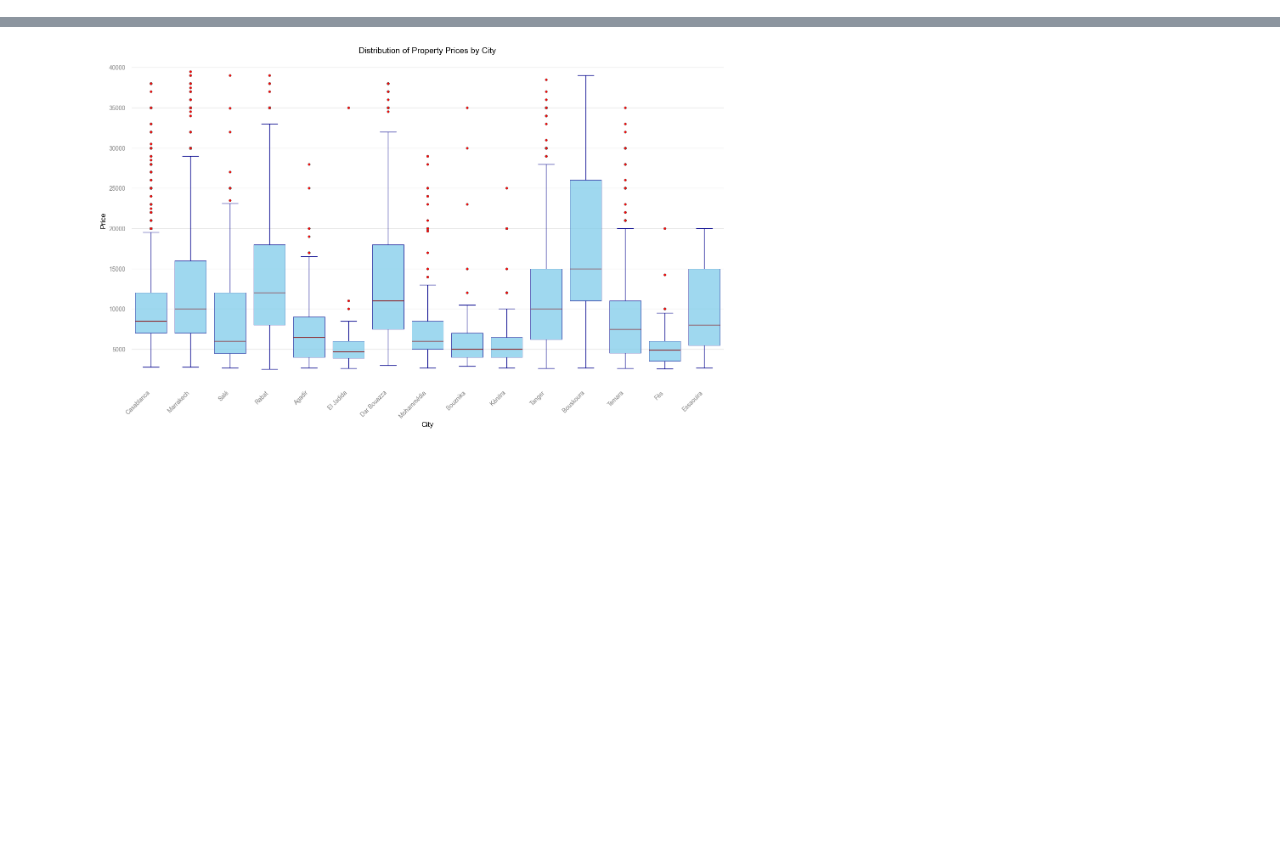
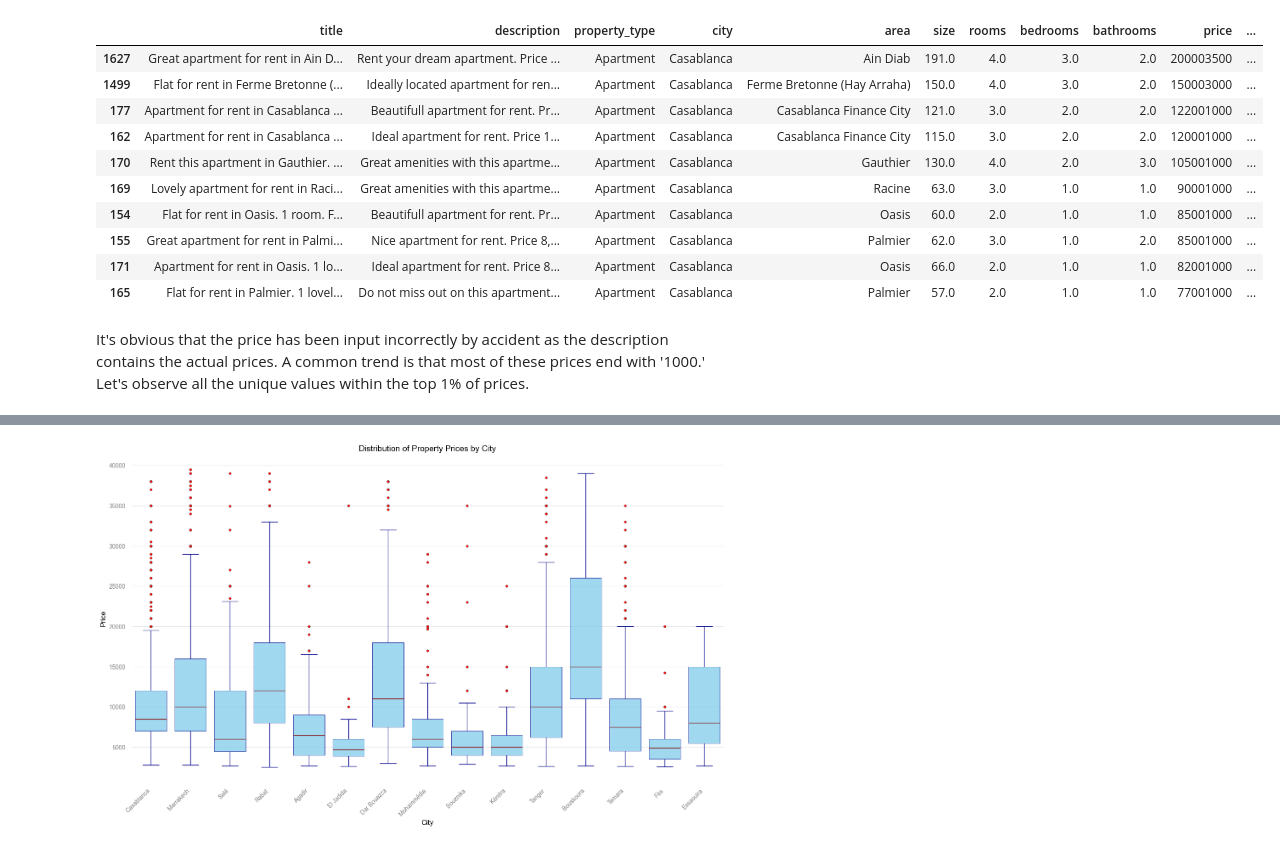
Before and after one commit to adam-idris/morocco-house-prediction, a Jupyter notebook: notebooks/data_exploration.ipynb, the cells around one changed output, grey strips where cells are left out. Drawn from its saved outputs; the diff is of its cells as text; code cells hidden in the pictures; blank space fills up the shorter version.

```diff
--- a/notebooks/data_exploration.ipynb
+++ b/notebooks/data_exploration.ipynb
@@ -25,0 +62,17 @@ np.float64(40000.0)
+# %%
+# Check out the highest prices by sorting the df
+df.sort_values(by='price', ascending=False).head(10)
+# %% [output]
+|  | title | description | property_type | city | area | size | rooms | bedrooms | bathrooms | price | ... |
+| 1627 | Great apartment for rent in Ain D... | Rent your dream apartment. Price ... | Apartment | Casablanca | Ain Diab | 191.0 | 4.0 | 3.0 | 2.0 | 200003500 | ... |
+| 1499 | Flat for rent in Ferme Bretonne (... | Ideally located apartment for ren... | Apartment | Casablanca | Ferme Bretonne (Hay Arraha) | 150.0 | 4.0 | 3.0 | 2.0 | 150003000 | ... |
+| 177 | Apartment for rent in Casablanca ... | Beautifull apartment for rent. Pr... | Apartment | Casablanca | Casablanca Finance City | 121.0 | 3.0 | 2.0 | 2.0 | 122001000 | ... |
+| 162 | Apartment for rent in Casablanca ... | Ideal apartment for rent. Price 1... | Apartment | Casablanca | Casablanca Finance City | 115.0 | 3.0 | 2.0 | 2.0 | 120001000 | ... |
+| 170 | Rent this apartment in Gauthier. ... | Great amenities with this apartme... | Apartment | Casablanca | Gauthier | 130.0 | 4.0 | 2.0 | 3.0 | 105001000 | ... |
+| 169 | Lovely apartment for rent in Raci... | Great amenities with this apartme... | Apartment | Casablanca | Racine | 63.0 | 3.0 | 1.0 | 1.0 | 90001000 | ... |
+| 154 | Flat for rent in Oasis. 1 room. F... | Beautifull apartment for rent. Pr... | Apartment | Casablanca | Oasis | 60.0 | 2.0 | 1.0 | 1.0 | 85001000 | ... |
+| 155 | Great apartment for rent in Palmi... | Nice apartment for rent. Price 8,... | Apartment | Casablanca | Palmier | 62.0 | 3.0 | 1.0 | 2.0 | 85001000 | ... |
+| 171 | Apartment for rent in Oasis. 1 lo... | Ideal apartment for rent. Price 8... | Apartment | Casablanca | Oasis | 66.0 | 2.0 | 1.0 | 1.0 | 82001000 | ... |
+| 165 | Flat for rent in Palmier. 1 lovel... | Do not miss out on this apartment... | Apartment | Casablanca | Palmier | 57.0 | 2.0 | 1.0 | 1.0 | 77001000 | ... |
+# %% [markdown]
+It's obvious that the price has been input incorrectly by accident as the description contains the actual prices. A common trend is that most of these prices end with '1000.' Let's observe all the unique values within the top 1% of prices.
```
Also changed, not shown: parts of 10 cells of this notebook, 2 other files.
